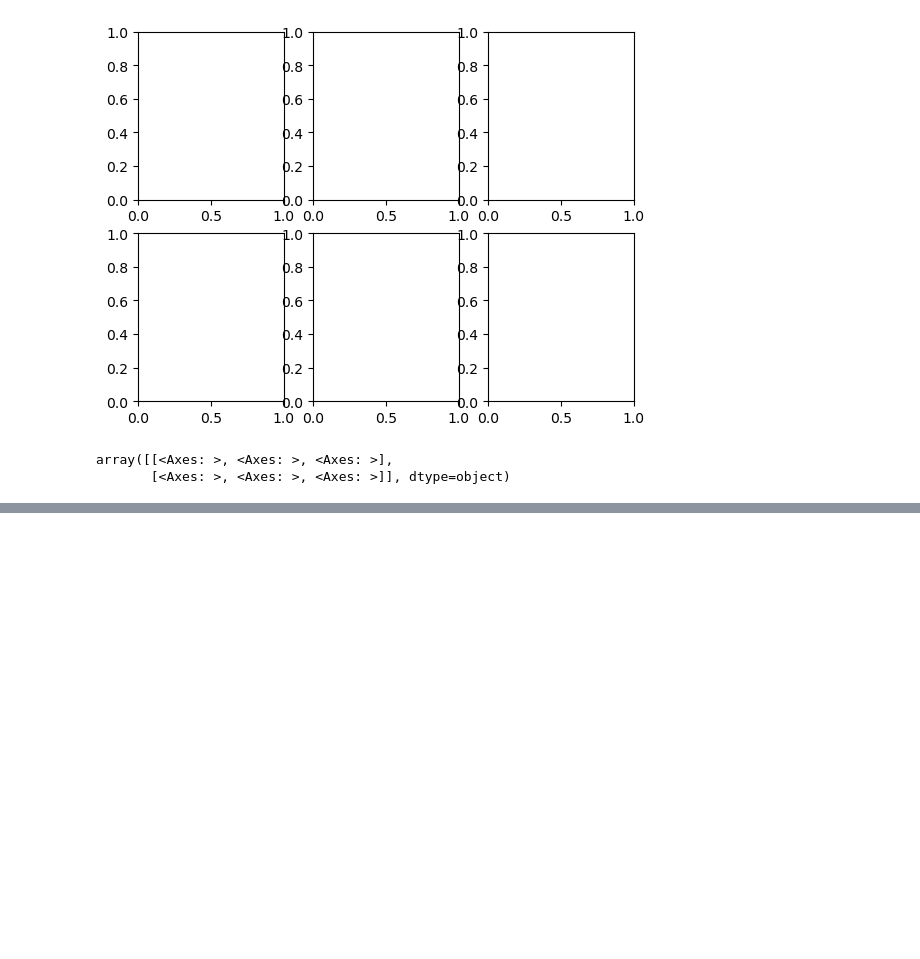
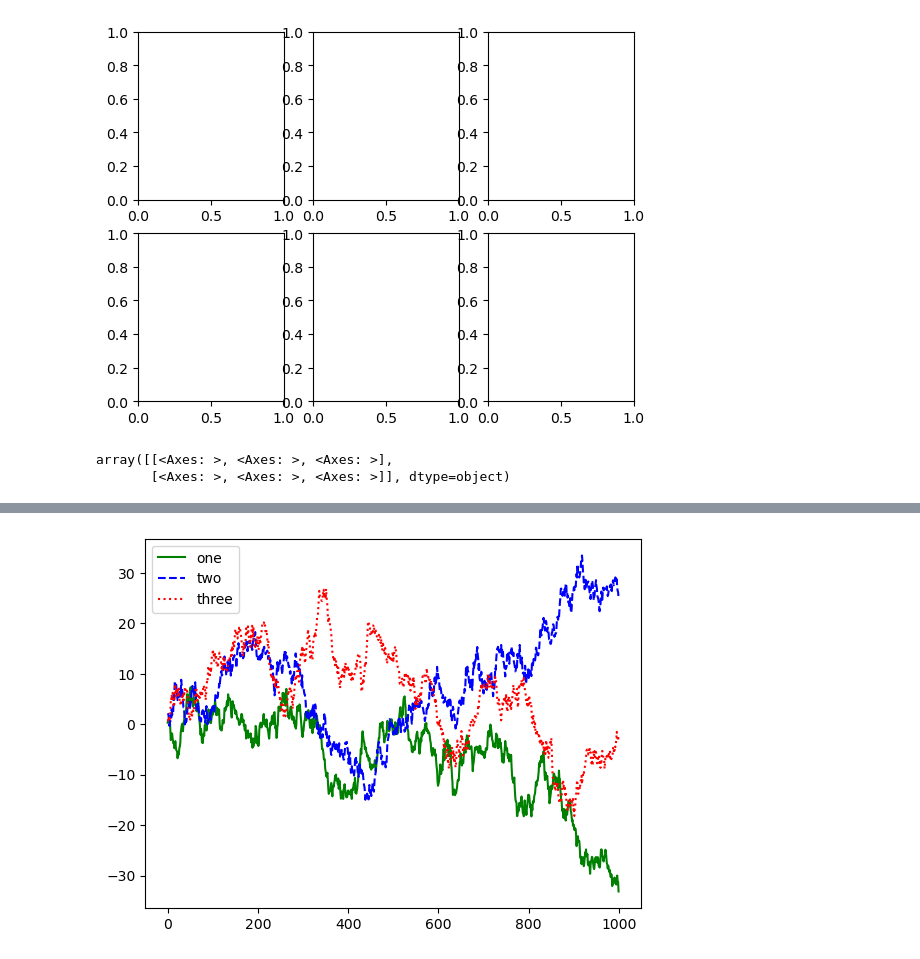
Before and after one commit to ChaceXYang/analytics-lab, a Jupyter notebook: py4da/Ch9.Visualization.ipynb, the cells around one changed output, grey strips where cells are left out. Saved outputs shown, nothing was run; the diff lists cells and outputs as text; code cells hidden in the pictures; blank space fills up the shorter version.

```diff
--- a/py4da/Ch9.Visualization.ipynb
+++ b/py4da/Ch9.Visualization.ipynb
@@ -95,0 +98,8 @@ ax.set_title("My first matplotlib plot",);
+# %%
+fig, ax = plt.subplots()
+ax.plot(np.random.randn(1000).cumsum(), color="green", label = "one")
+ax.plot(np.random.randn(1000).cumsum(), color="blue", linestyle = "dashed", label = "two")
+ax.plot(np.random.randn(1000).cumsum(), color="red", linestyle = "dotted", label = "three")
+ax.legend();
+# %% [output]
+[figure, added]
```
Also changed, not shown: parts of 10 cells of this notebook.
